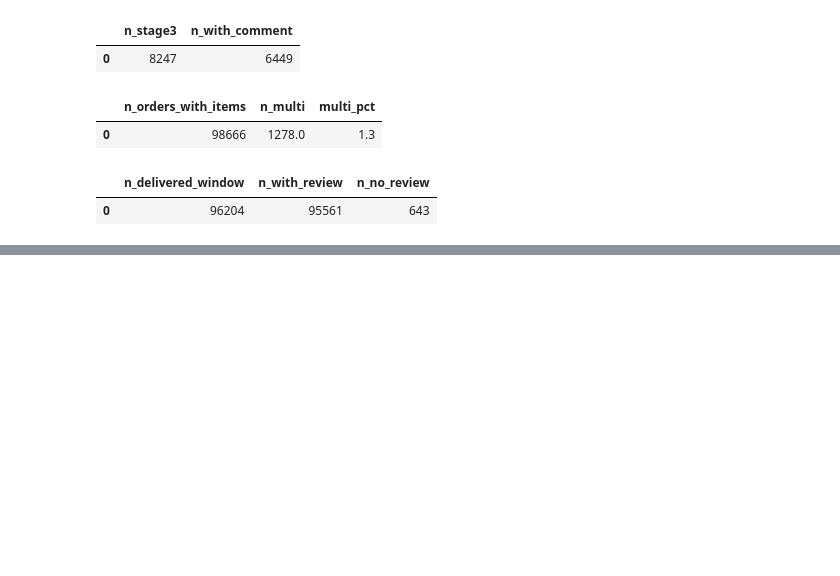
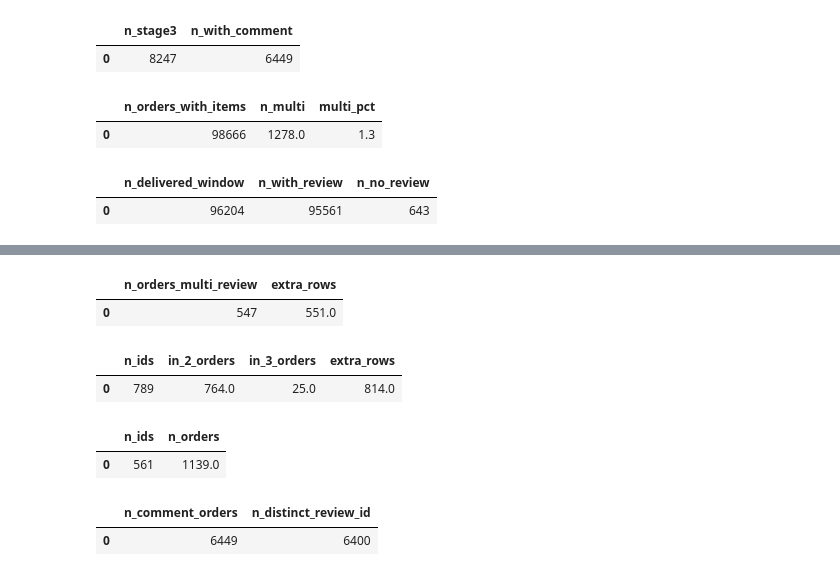
Before and after one commit to choi-yeonju/data-analysis-portfolio, a Jupyter notebook: olist/notebooks/01_load_check.ipynb, the cells around one changed output, grey strips where cells are left out. Saved outputs shown, nothing was run; the diff lists cells and outputs as text; code cells hidden in the pictures; blank space fills up the shorter version.

```diff
--- a/olist/notebooks/01_load_check.ipynb
+++ b/olist/notebooks/01_load_check.ipynb
@@ -224,0 +265,39 @@ WHERE o.order_delivered_customer_date IS NOT NULL
+# %%
+# [검증 3] 리뷰 중복 두 종류
+# (a) order_id 기준 → 기대: 547 / 551
+display(con.execute("""
+SELECT COUNT(*) AS n_orders_multi_review, SUM(c - 1) AS extra_rows
+FROM (SELECT order_id, COUNT(*) AS c FROM order_reviews GROUP BY order_id HAVING COUNT(*) > 1)
+""").df())
+
+# (b) review_id 기준(원본) → 기대: 789 / 764 / 25 / 814
+display(con.execute("""
+SELECT COUNT(*) AS n_ids,
+       SUM(CASE WHEN c = 2 THEN 1 ELSE 0 END) AS in_2_orders,
+       SUM(CASE WHEN c = 3 THEN 1 ELSE 0 END) AS in_3_orders,
+       SUM(c - 1) AS extra_rows
+FROM (SELECT review_id, COUNT(*) AS c FROM order_reviews GROUP BY review_id HAVING COUNT(*) > 1)
+""").df())
+
+# (c) 주문 단위 dedup(rev) 후에도 남는 review_id 중복 → 기대: 561 / 1,139
+display(con.execute("""
+SELECT COUNT(*) AS n_ids, SUM(c) AS n_orders
+FROM (SELECT review_id, COUNT(*) AS c FROM rev GROUP BY review_id HAVING COUNT(*) > 1)
+""").df())
+
+# (d) 3단계 대상 코멘트: 주문 수 vs 고유 review_id → 기대: 6,449 / 6,400
+display(con.execute("""
+SELECT COUNT(r.review_comment_message) AS n_comment_orders,
+       COUNT(DISTINCT CASE WHEN r.review_comment_message IS NOT NULL THEN r.review_id END) AS n_distinct_review_id
+FROM chk c JOIN rev r USING (order_id)
+WHERE c.late = 0 AND c.low = 1
+""").df())
+# %% [output]
+|  | n_orders_multi_review | extra_rows |
+| 0 | 547 | 551.0 |
+|  | n_ids | in_2_orders | in_3_orders | extra_rows |
+| 0 | 789 | 764.0 | 25.0 | 814.0 |
+|  | n_ids | n_orders |
+| 0 | 561 | 1139.0 |
+|  | n_comment_orders | n_distinct_review_id |
+| 0 | 6449 | 6400 |
```
Also changed, not shown: parts of 8 cells of this notebook, 2 other files.
